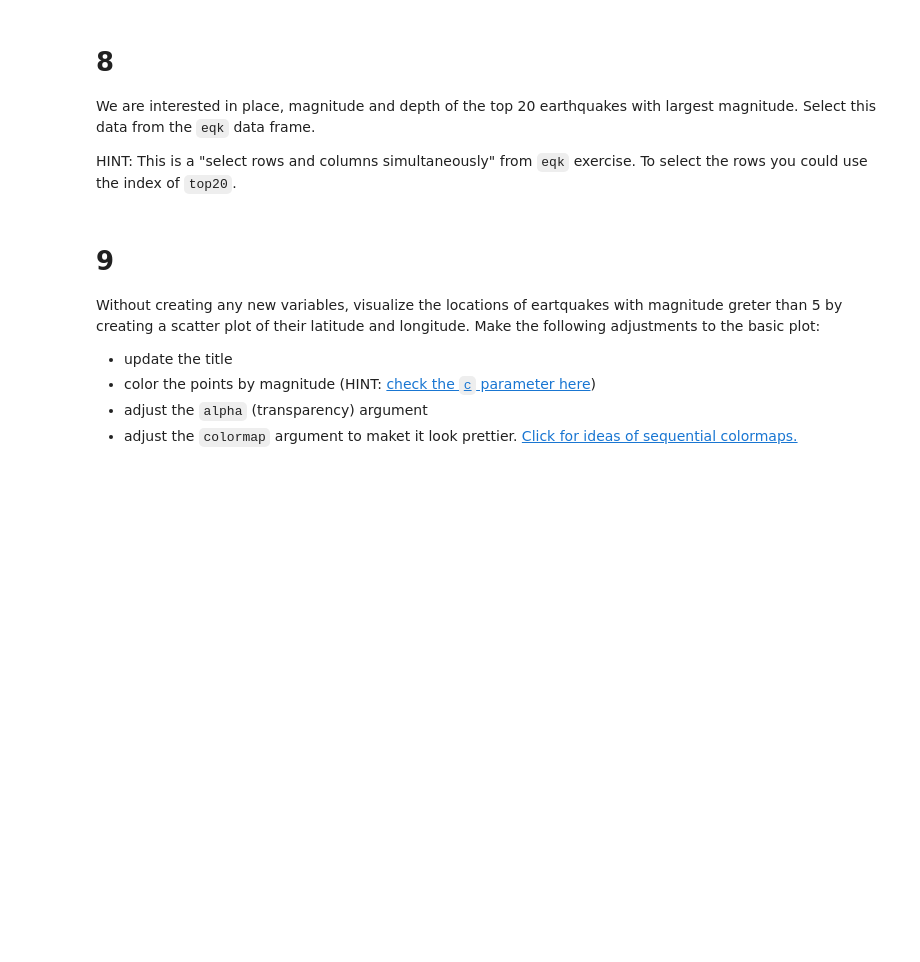
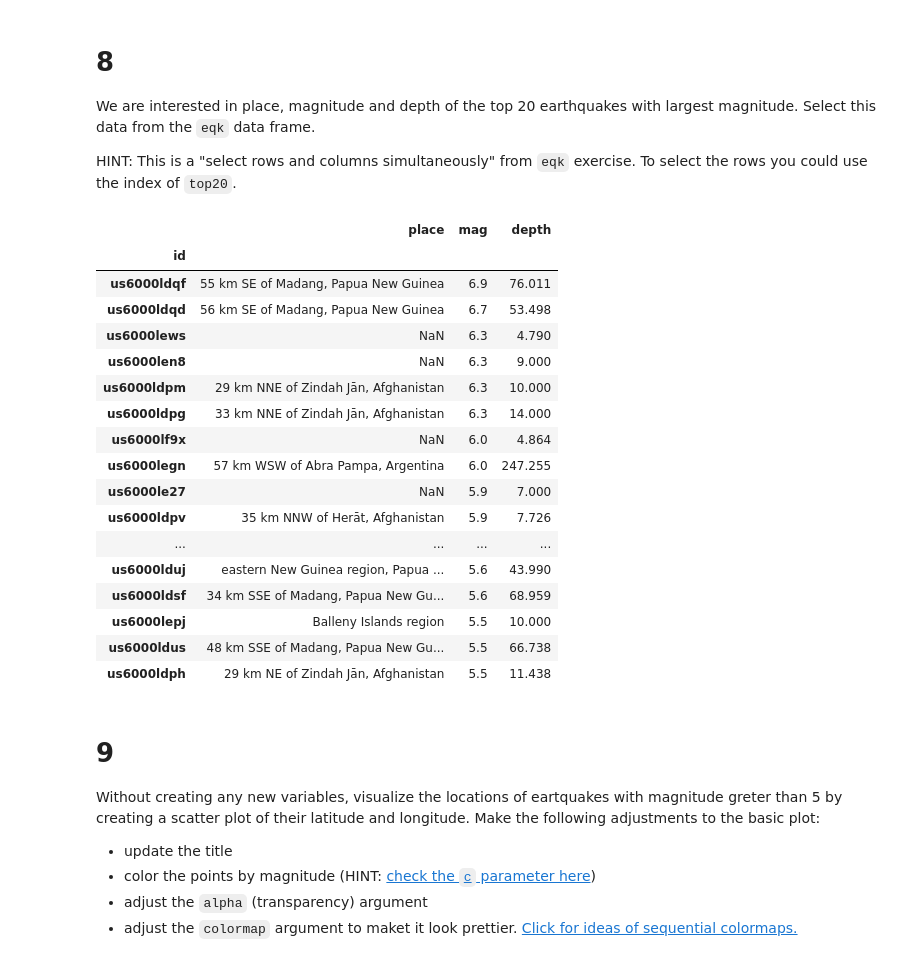
Before and after one commit to rosemaryjuarez/eds220-hwk-1, a Jupyter notebook: hwk1-task4.ipynb, the cells around one changed output. Drawn from its saved outputs; the diff is of its cells as text; code cells hidden in the pictures; blank space fills up the shorter version.

```diff
--- a/hwk1-task4.ipynb
+++ b/hwk1-task4.ipynb
@@ -147,3 +173,26 @@ HINT: This is a "select rows and columns simultaneously" from `eqk` exercise. To
+# %%
+eqk.loc[top20.index,['place', 'mag', 'depth']] # selected data using top20 and selecting the columns i wanted
+
+#commit time
+# %% [output]
+|  | place | mag | depth |
+| id |  |  |  |
+| us6000ldqf | 55 km SE of Madang, Papua New Guinea | 6.9 | 76.011 |
+| us6000ldqd | 56 km SE of Madang, Papua New Guinea | 6.7 | 53.498 |
+| us6000lews | NaN | 6.3 | 4.790 |
+| us6000len8 | NaN | 6.3 | 9.000 |
+| us6000ldpm | 29 km NNE of Zindah Jān, Afghanistan | 6.3 | 10.000 |
+| us6000ldpg | 33 km NNE of Zindah Jān, Afghanistan | 6.3 | 14.000 |
+| us6000lf9x | NaN | 6.0 | 4.864 |
+| us6000legn | 57 km WSW of Abra Pampa, Argentina | 6.0 | 247.255 |
+| us6000le27 | NaN | 5.9 | 7.000 |
+| us6000ldpv | 35 km NNW of Herāt, Afghanistan | 5.9 | 7.726 |
+| ... | ... | ... | ... |
+| us6000lduj | eastern New Guinea region, Papua ... | 5.6 | 43.990 |
+| us6000ldsf | 34 km SSE of Madang, Papua New Gu... | 5.6 | 68.959 |
+| us6000lepj | Balleny Islands region | 5.5 | 10.000 |
+| us6000ldus | 48 km SSE of Madang, Papua New Gu... | 5.5 | 66.738 |
+| us6000ldph | 29 km NE of Zindah Jān, Afghanistan | 5.5 | 11.438 |
 # %% [markdown]
 # 9
 
```
Also changed, not shown: parts of 4 cells of this notebook.
